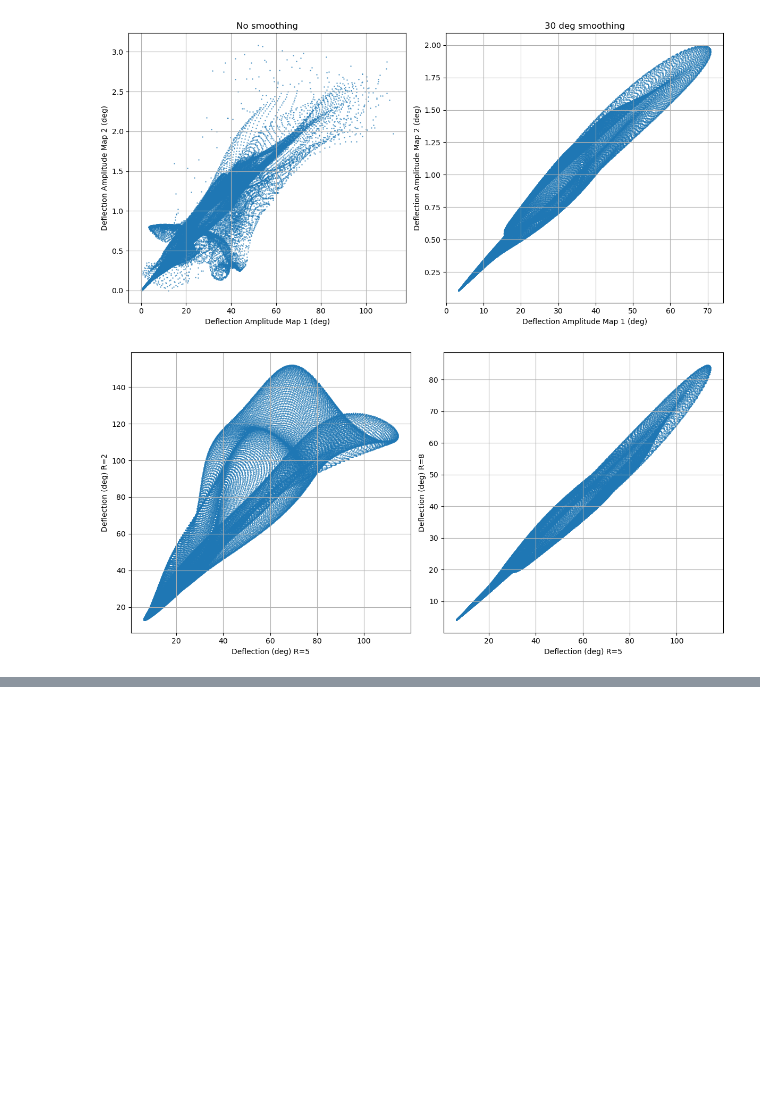
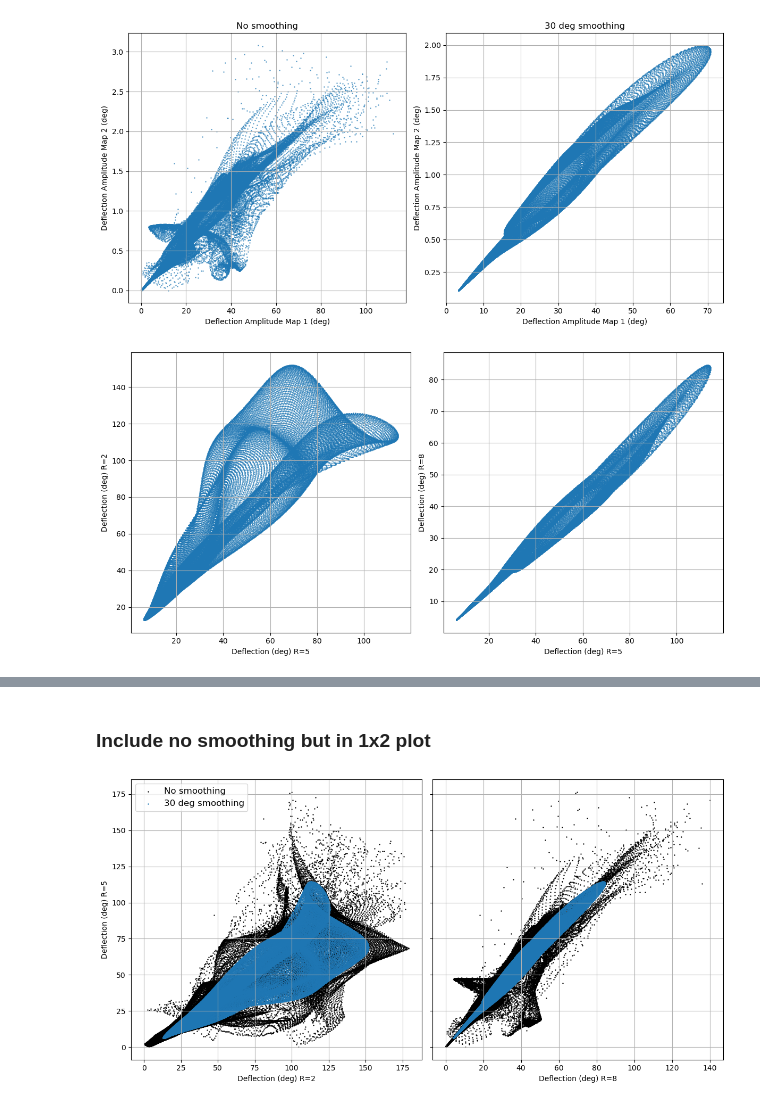
Before and after one commit to FedeDavilaKurban/Auger, a Jupyter notebook: comparacion_rigidity.ipynb, the cells around one changed output, grey strips where cells are left out. Saved outputs shown, nothing was run; the diff lists cells and outputs as text; code cells hidden in the pictures; blank space fills up the shorter version.

```diff
--- a/comparacion_rigidity.ipynb
+++ b/comparacion_rigidity.ipynb
@@ -151,0 +233,68 @@ plt.show()
+# %% [markdown]
+### Include no smoothing but in 1x2 plot
+# %%
+import numpy as np
+import healpy as hp
+from astropy.io import ascii
+import matplotlib.pyplot as plt
+
+def load_deflection_map(rigidity, defl_file, fwhm_deg):
+    """Load and smooth deflection map."""
+    data = ascii.read(defl_file)
+    if defl_file=='../data/deflexiones_R2R5R8_final.txt':
+        # add pixid column that starts at 0
+        data['pixid'] = np.arange(len(data))
+        pixel_ids = np.asarray(data['pixid'], dtype=int)
+    else:
+        pixel_ids = np.asarray(data['pixid'], dtype=int)
+    deflection_data = np.asarray(data[f'deflexion(deg)_R{int(rigidity)}'], dtype=float)
+
+    npix = int(np.max(pixel_ids)) + 1
+    nside = hp.npix2nside(npix)
+    dmap = np.full(npix, hp.UNSEEN, dtype=float)
+    dmap[pixel_ids] = deflection_data
+
+    if fwhm_deg and fwhm_deg > 0:
+        dmap = hp.smoothing(dmap, fwhm=np.radians(fwhm_deg), verbose=False)
+
+    return dmap, nside
+
+defl_file = '../data/deflexiones_R2R5R8_final.txt'
+
+# Create subplots that share y-axis
+fig, (ax1, ax2) = plt.subplots(1, 2, figsize=(12, 6), sharey=True)
+
+# Load all the data
+dmap_R2_smooth = load_deflection_map(rigidity=2, defl_file=defl_file, fwhm_deg=30.0)[0]
+dmap_R5_smooth = load_deflection_map(rigidity=5, defl_file=defl_file, fwhm_deg=30.0)[0]
+dmap_R8_smooth = load_deflection_map(rigidity=8, defl_file=defl_file, fwhm_deg=30.0)[0]
+dmap_R2 = load_deflection_map(rigidity=2, defl_file=defl_file, fwhm_deg=0.0)[0]
+dmap_R5 = load_deflection_map(rigidity=5, defl_file=defl_file, fwhm_deg=0.0)[0]
+dmap_R8 = load_deflection_map(rigidity=8, defl_file=defl_file, fwhm_deg=0.0)[0]
+
+alpha = 1
+
+# Plot on ax1
+ax1.scatter(dmap_R2, dmap_R5, c='k', s=.5, alpha=alpha, label='No smoothing')
+ax1.scatter(dmap_R2_smooth, dmap_R5_smooth, s=.5, alpha=alpha, label='30 deg smoothing')
+ax1.set_ylabel('Deflection (deg) R=5')
+ax1.legend(loc='upper left', fontsize=12)
+
+# Plot on ax2
+ax2.scatter(dmap_R8, dmap_R5, c='k', s=.5, alpha=alpha, label='No smoothing')
+ax2.scatter(dmap_R8_smooth, dmap_R5_smooth, s=.5, alpha=alpha, label='30 deg smoothing')
+
+# Add grids and labels
+ax1.grid(True)
+ax2.grid(True)
+ax1.set_xlabel('Deflection (deg) R=2')
+ax2.set_xlabel('Deflection (deg) R=8')
+
+# Remove the gap between subplots
+plt.subplots_adjust(wspace=0.05)
+
+plt.tight_layout()
+plt.savefig('../plots/deflection_scatter_R2R5R8.png', dpi=150)
+plt.show()
+# %% [output]
+[figure, added]
```
Also changed, not shown: parts of 2 cells of this notebook.
